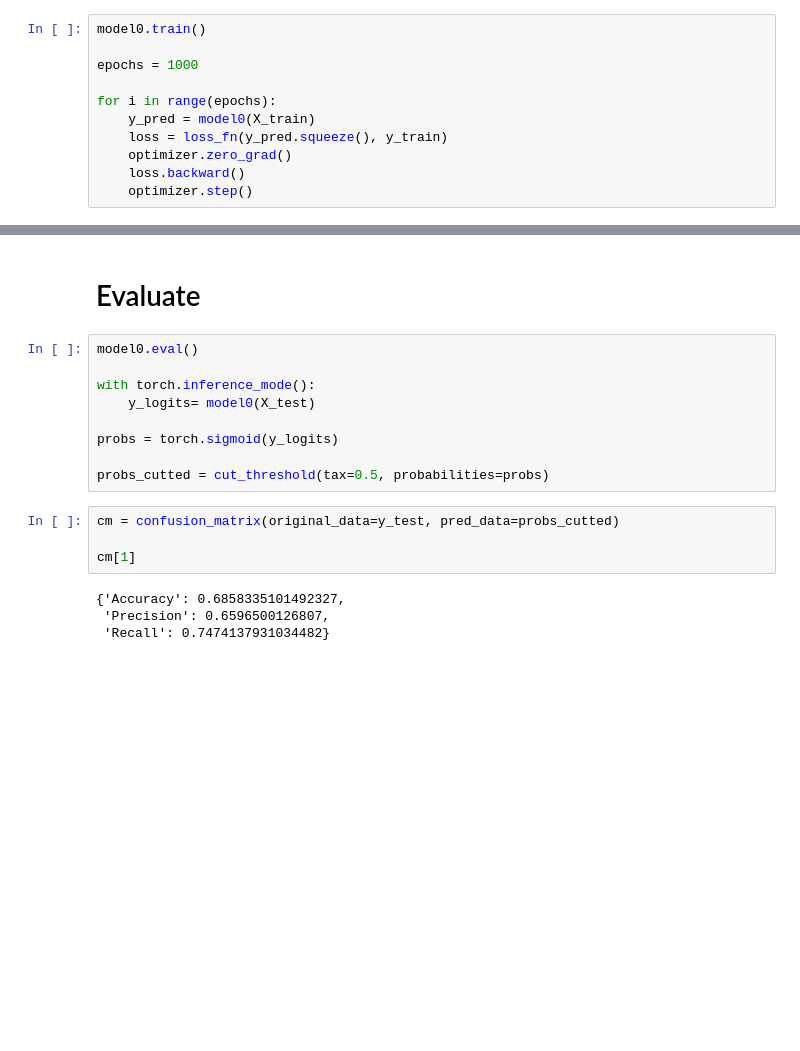
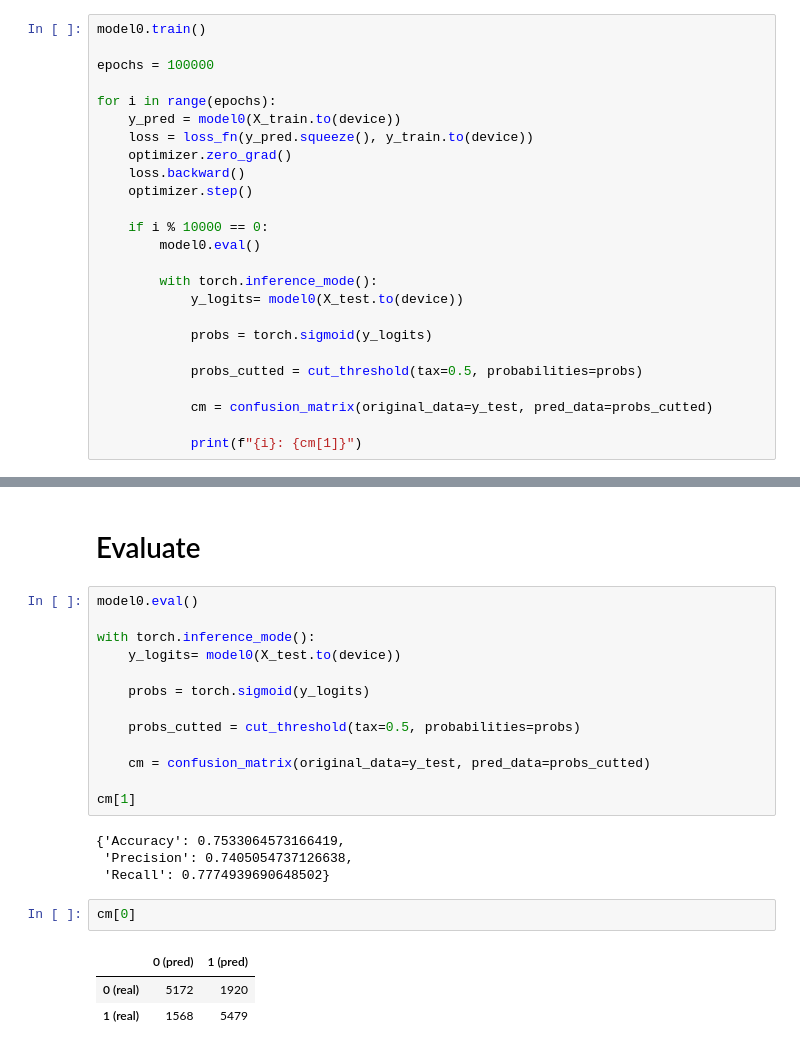
Before and after one commit to CaioNishijo/logistic-regression, a Jupyter notebook: diabetes-project.ipynb, the cells around one changed output, grey strips where cells are left out. Saved outputs shown, nothing was run; the diff lists cells and outputs as text; blank space fills up the shorter version.

```diff
--- a/diabetes-project.ipynb
+++ b/diabetes-project.ipynb
@@ -618,11 +689,25 @@ optimizer = torch.optim.SGD(model0.parameters(), lr=0.01)
 # %%
 model0.train()
 
-epochs = 1000
+epochs = 100000
 
 for i in range(epochs):
-    y_pred = model0(X_train)
-    loss = loss_fn(y_pred.squeeze(), y_train)
+    y_pred = model0(X_train.to(device))
+    loss = loss_fn(y_pred.squeeze(), y_train.to(device))
     optimizer.zero_grad()
     loss.backward()
     optimizer.step()
+
+    if i % 10000 == 0:
+        model0.eval()
+
+        with torch.inference_mode():
+            y_logits= model0(X_test.to(device))
+
+            probs = torch.sigmoid(y_logits)
+
+            probs_cutted = cut_threshold(tax=0.5, probabilities=probs)
+
+            cm = confusion_matrix(original_data=y_test, pred_data=probs_cutted)
+
+            print(f"{i}: {cm[1]}")
@@ -629,19 +725,25 @@ for i in range(epochs):
 # %% [markdown]
 # Evaluate
-# %%
-model0.eval()
-
-with torch.inference_mode():
-    y_logits= model0(X_test)
-
-probs = torch.sigmoid(y_logits)
-
-probs_cutted = cut_threshold(tax=0.5, probabilities=probs)
-# %%
-cm = confusion_matrix(original_data=y_test, pred_data=probs_cutted)
-
-cm[1]
-# %% [output]
-{'Accuracy': 0.6858335101492327,
- 'Precision': 0.6596500126807,
- 'Recall': 0.7474137931034482}
+# %%
+model0.eval()
+
+with torch.inference_mode():
+    y_logits= model0(X_test.to(device))
+
+    probs = torch.sigmoid(y_logits)
+
+    probs_cutted = cut_threshold(tax=0.5, probabilities=probs)
+
+    cm = confusion_matrix(original_data=y_test, pred_data=probs_cutted)
+
+cm[1]
+# %% [output]
+{'Accuracy': 0.7533064573166419,
+ 'Precision': 0.7405054737126638,
+ 'Recall': 0.7774939690648502}
+# %%
+cm[0]
+# %% [output]
+|  | 0 (pred) | 1 (pred) |
+| 0 (real) | 5172 | 1920 |
+| 1 (real) | 1568 | 5479 |
```
Also changed, not shown: parts of 15 cells of this notebook, 1 other file.
